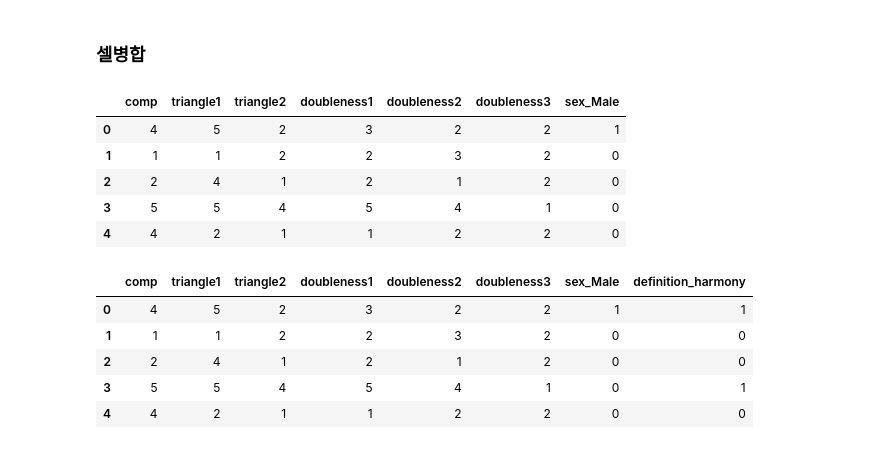
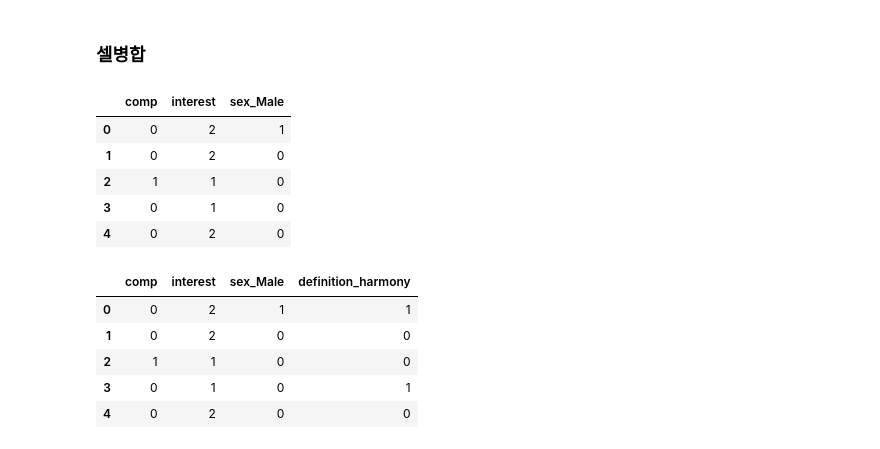
Before and after one commit to slmteruto/CAI, a Jupyter notebook: pjj/change_bright_preprocessing.ipynb, the cells around one changed output. Drawn from its saved outputs; the diff is of its cells as text; code cells hidden in the pictures.

```diff
--- a/pjj/change_bright_preprocessing.ipynb
+++ b/pjj/change_bright_preprocessing.ipynb
@@ -147,3 +147,14 @@ df
 # %%
 # 전처리가 필요없는 컬럼
 cols_to_keep = ['comp', 'triangle1', 'triangle2','doubleness1','doubleness2','doubleness3']
+
+keep_comp = ['comp', 'interest']
+# %%
+# comp항목에서 1번을 투표한 사람들을 1, 나머지를  0
+
+for i in range(int(df.shape[0])):
+    # sex : Male, Female 리스트 담기
+    if df["comp"][i] == 2:
+        df["comp"][i] = 1
+    else:
+        df["comp"][i] = 0
@@ -149,0 +169,13 @@ cols_to_keep = ['comp', 'triangle1', 'triangle2','doubleness1','doubleness2','do
+# %%
+# interest 항목에서 1~3을 투표한사람들의 값을 1, 4~5에 투표한사람들을 2
+
+for i in range(int(df.shape[0])):
+    # sex : Male, Female 리스트 담기
+    if df["interest"][i] == 1:
+        df["interest"][i] = 1
+    elif df["interest"][i] == 2:
+        df["interest"][i] = 1
+    elif df["interest"][i] == 3:
+        df["interest"][i] = 1
+    else:
+        df["interest"][i] = 2
@@ -200,23 +254,23 @@ dummy_int.head()
 # %% [markdown]
 ### 셀병합
 # %%
-df1 = df[cols_to_keep].join(dummy_sex.loc[:, 'sex_Male':])
+df1 = df[keep_comp].join(dummy_sex.loc[:, 'sex_Male':])
 df1.head()
 # %% [output]
-|  | comp | triangle1 | triangle2 | doubleness1 | doubleness2 | doubleness3 | sex_Male |
-| 0 | 4 | 5 | 2 | 3 | 2 | 2 | 1 |
-| 1 | 1 | 1 | 2 | 2 | 3 | 2 | 0 |
-| 2 | 2 | 4 | 1 | 2 | 1 | 2 | 0 |
-| 3 | 5 | 5 | 4 | 5 | 4 | 1 | 0 |
-| 4 | 4 | 2 | 1 | 1 | 2 | 2 | 0 |
+|  | comp | interest | sex_Male |
+| 0 | 0 | 2 | 1 |
+| 1 | 0 | 2 | 0 |
+| 2 | 1 | 1 | 0 |
+| 3 | 0 | 1 | 0 |
+| 4 | 0 | 2 | 0 |
 # %%
 df1 = df1.join(dummy_def.loc[:, 'definition_harmony'])
 df1.head()
 # %% [output]
-|  | comp | triangle1 | triangle2 | doubleness1 | doubleness2 | doubleness3 | sex_Male | definition_harmony |
-| 0 | 4 | 5 | 2 | 3 | 2 | 2 | 1 | 1 |
-| 1 | 1 | 1 | 2 | 2 | 3 | 2 | 0 | 0 |
-| 2 | 2 | 4 | 1 | 2 | 1 | 2 | 0 | 0 |
-| 3 | 5 | 5 | 4 | 5 | 4 | 1 | 0 | 1 |
-| 4 | 4 | 2 | 1 | 1 | 2 | 2 | 0 | 0 |
+|  | comp | interest | sex_Male | definition_harmony |
+| 0 | 0 | 2 | 1 | 1 |
+| 1 | 0 | 2 | 0 | 0 |
+| 2 | 1 | 1 | 0 | 0 |
+| 3 | 0 | 1 | 0 | 1 |
+| 4 | 0 | 2 | 0 | 0 |
 # %%
```
Also changed, not shown: parts of 18 cells of this notebook.
